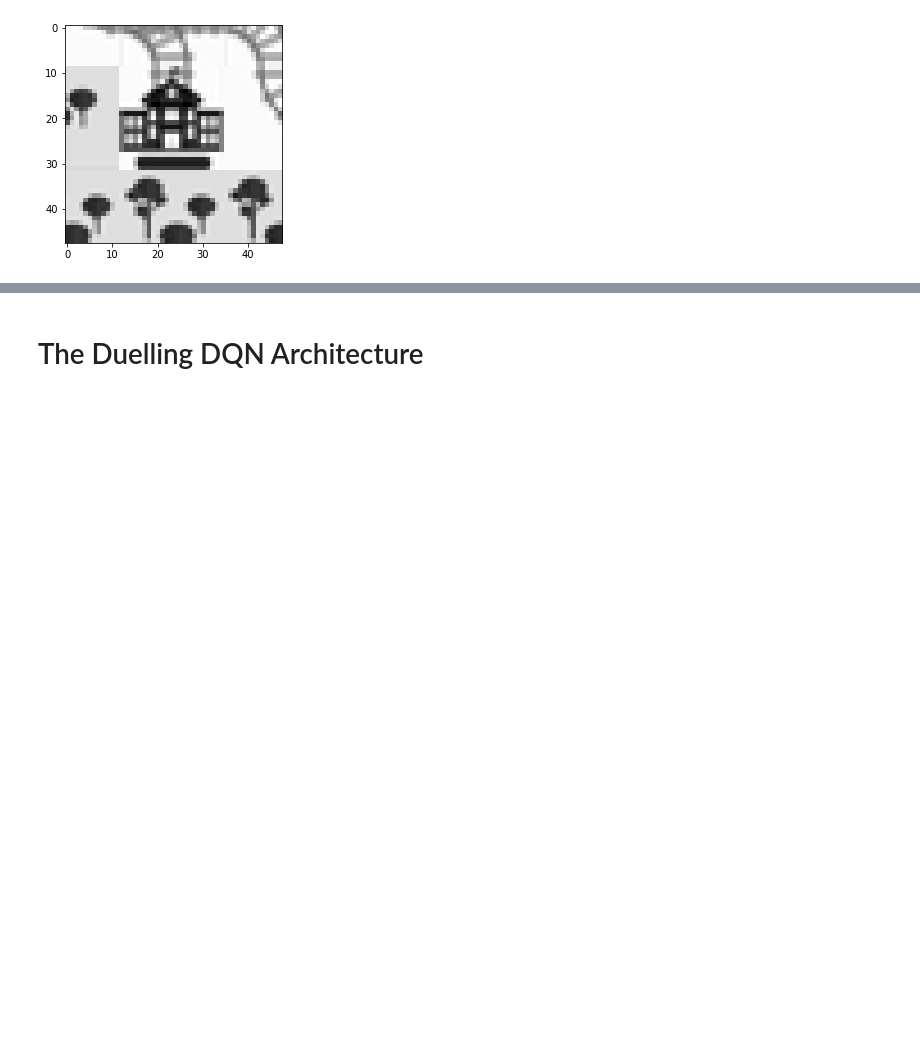
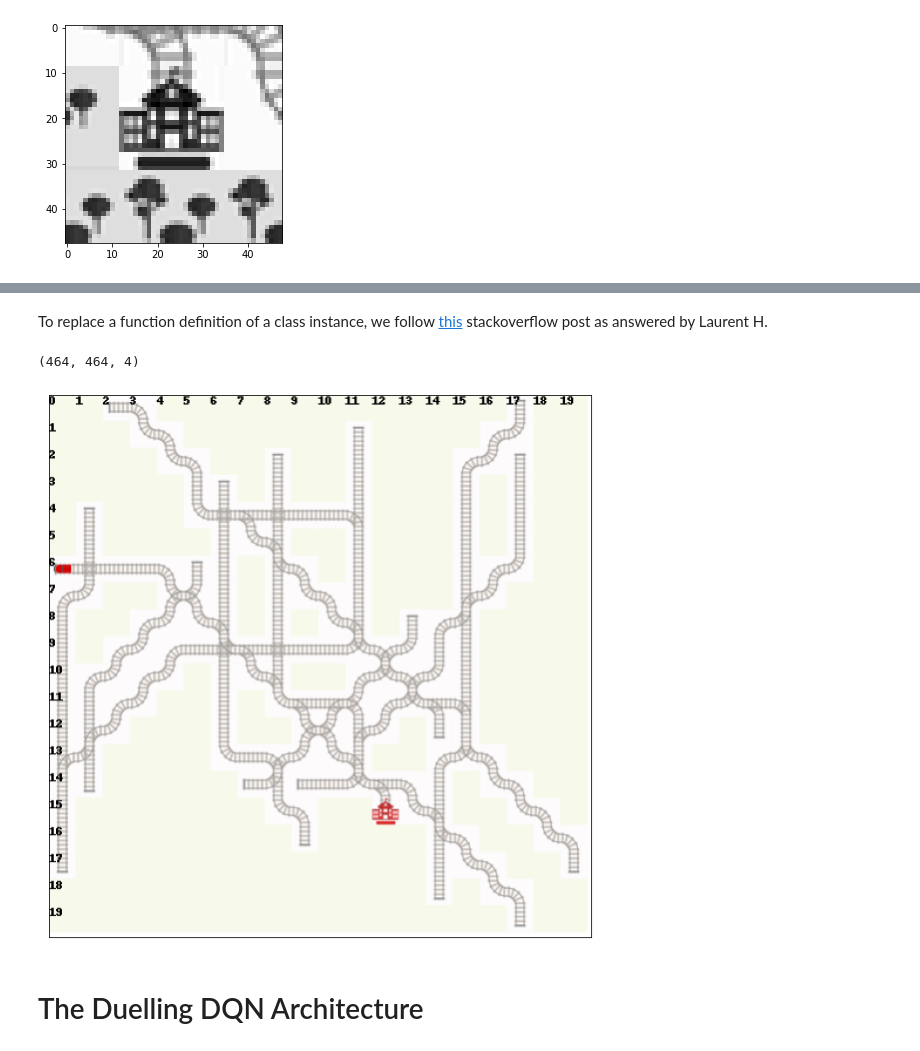
Before and after one commit to phyjoon/multi-agent-rl, a Jupyter notebook: DuellingDoubleDQN.ipynb, the cells around one changed output, grey strips where cells are left out. Cells and saved outputs as stored; diff of their text form; code cells hidden in the pictures; blank space fills up the shorter version.

Commit message:
remove background embellishments from env. rendering

```diff
--- a/DuellingDoubleDQN.ipynb
+++ b/DuellingDoubleDQN.ipynb
@@ -105,0 +229,28 @@ plt.show()
+# %%
+def set_rail_at_new(self, row, col, binary_trans, target=None, is_selected=False, rail_grid=None, num_agents=None,
+                show_debug=True):
+
+    if binary_trans in self.pil_rail:
+        pil_track = self.pil_rail[binary_trans]
+        if target is not None:
+            target_img = self.station_colors[target % len(self.station_colors)]
+            target_img = Image.alpha_composite(pil_track, target_img)
+            self.draw_image_row_col(target_img, (row, col), layer=PILGL.TARGET_LAYER)
+            if show_debug:
+                self.text_rowcol((row + 0.8, col + 0.0), strText=str(target), layer=PILGL.TARGET_LAYER)
+
+        city_size = 1
+        if num_agents is not None:
+            city_size = max(1, np.log(1 + num_agents) / 2.5)
+
+        self.draw_image_row_col(pil_track, (row, col), layer=PILGL.RAIL_LAYER)
+    else:
+        print("Illegal rail:", row, col, format(binary_trans, "#018b")[2:], binary_trans)
+
+    if target is not None:
+        if is_selected:
+            svgBG = self.pil_from_png_file('flatland.png', "Selected_Target.png")
+            self.clear_layer(PILGL.SELECTED_TARGET_LAYER, 0)
+            self.draw_image_row_col(svgBG, (row, col), layer=PILGL.SELECTED_TARGET_LAYER)
+# %% [markdown]
+To replace a function definition of a class instance, we follow [this](https://stackoverflow.com/questions/50599045/python-replacing-a-function-within-a-class-of-a-module) stackoverflow post as answered by Laurent H.
@@ -105,0 +259,4 @@ plt.show()
+# %%
+funcType = types.MethodType
+env_renderer = RenderTool(env)
+env_renderer.gl.set_rail_at = funcType(set_rail_at_new, env_renderer.gl)
@@ -106,3 +265,16 @@ plt.show()
+# %%
+env_image = env_renderer.get_image()
+env_image.shape
+# %% [output]
+(464, 464, 4)
+# %%
+plt.figure(figsize = (10,10))
+plt.imshow(env_image)
+plt.xticks([])
+plt.yticks([])
+plt.show()
+# %% [output]
+[figure, added]
 # %% [markdown]
 # The Duelling DQN Architecture
 # %%
```
Also changed, not shown: parts of 10 cells of this notebook.
